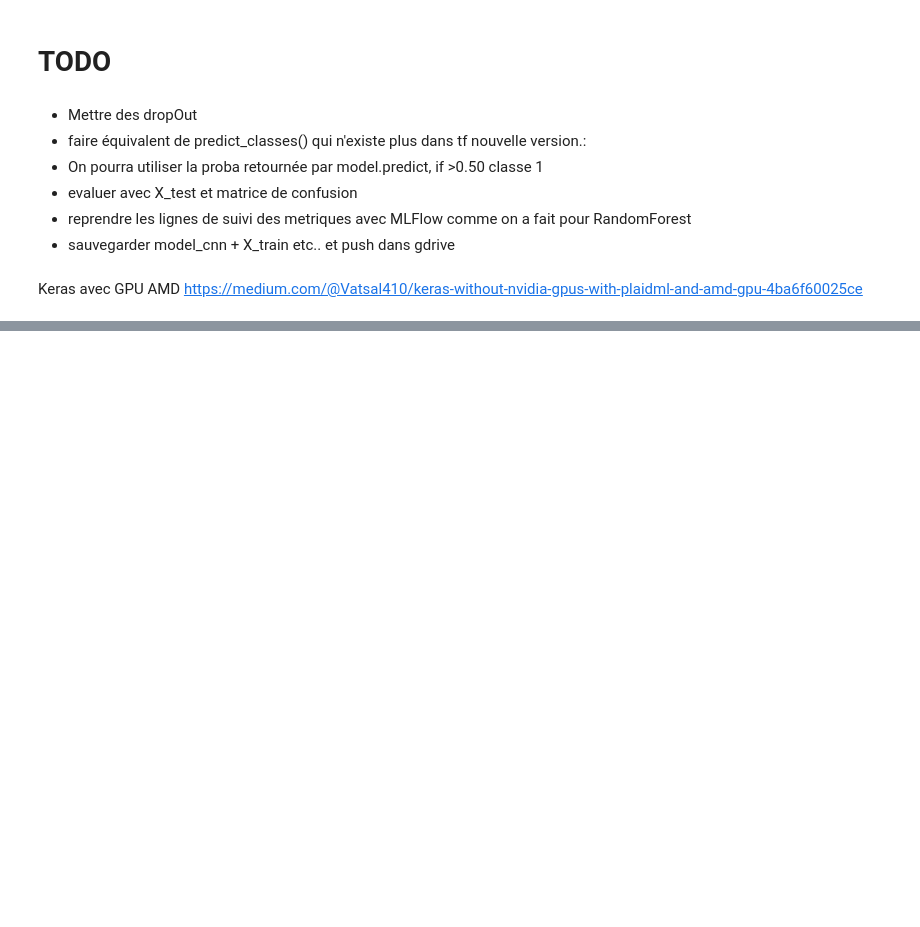
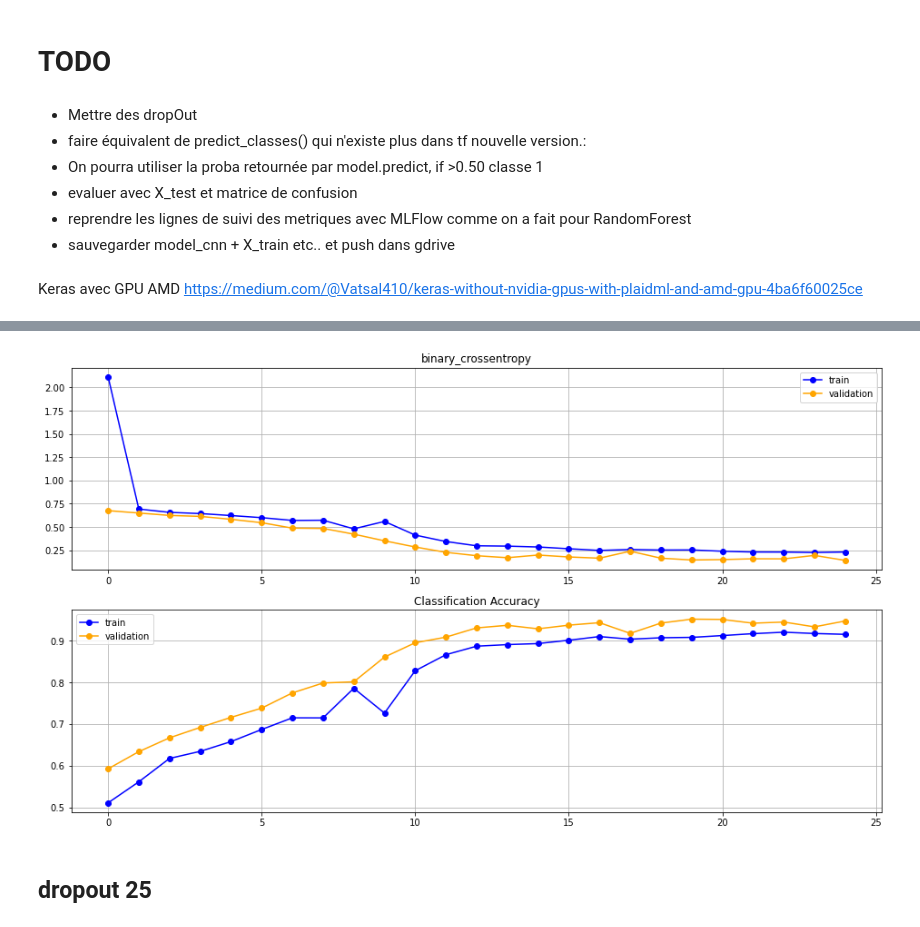
Before and after one commit to kbenmus02/A62-EquipeCV, a Jupyter notebook: notebook/iteration_3_model_6_cnn_dropout.ipynb, the cells around one changed output, grey strips where cells are left out. Saved outputs shown, nothing was run; the diff lists cells and outputs as text; code cells hidden in the pictures; blank space fills up the shorter version.

```diff
--- a/notebook/iteration_3_model_6_cnn_dropout.ipynb
+++ b/notebook/iteration_3_model_6_cnn_dropout.ipynb
@@ -516,0 +645,2 @@ https://medium.com/@Vatsal410/keras-without-nvidia-gpus-with-plaidml-and-amd-gpu
+# %%
+model_cnn_10 = make_model_v2(10, 0.50)
@@ -516,0 +667,7 @@ https://medium.com/@Vatsal410/keras-without-nvidia-gpus-with-plaidml-and-amd-gpu
+# %%
+history_10 = model_cnn_10.fit( \
+                            aug.flow(X_train, y_train_enc, batch_size=BATCH_SIZE, subset=None), \
+                            validation_data = (X_valid, y_valid_enc), \
+                            steps_per_epoch = len(X_train) // BATCH_SIZE, \
+                            epochs = EPOCHS
+                        )
@@ -516,0 +692,6 @@ https://medium.com/@Vatsal410/keras-without-nvidia-gpus-with-plaidml-and-amd-gpu
+# %%
+plot_history(history_10)
+# %% [output]
+[figure, added]
+# %% [markdown]
+## dropout 25
```
Also changed, not shown: parts of 37 cells of this notebook.
